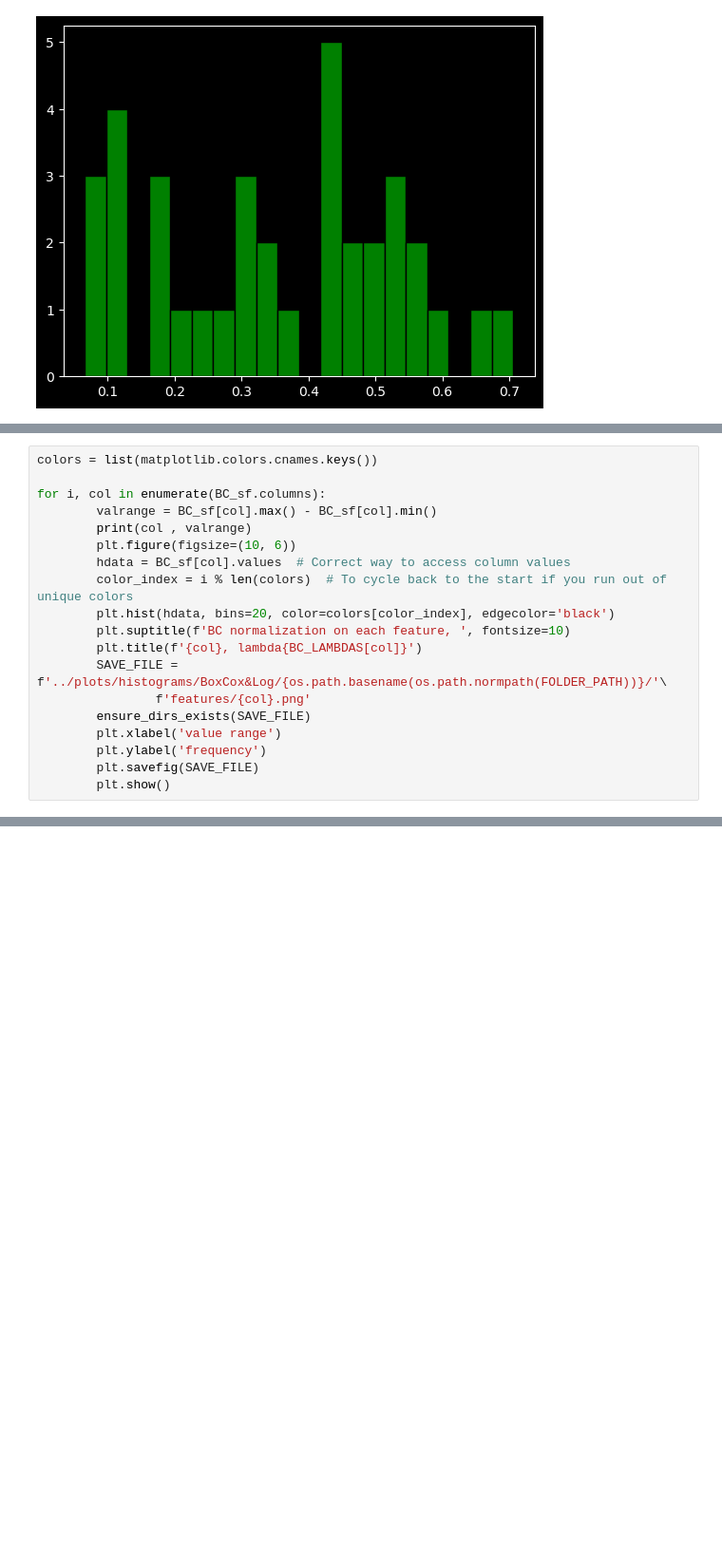
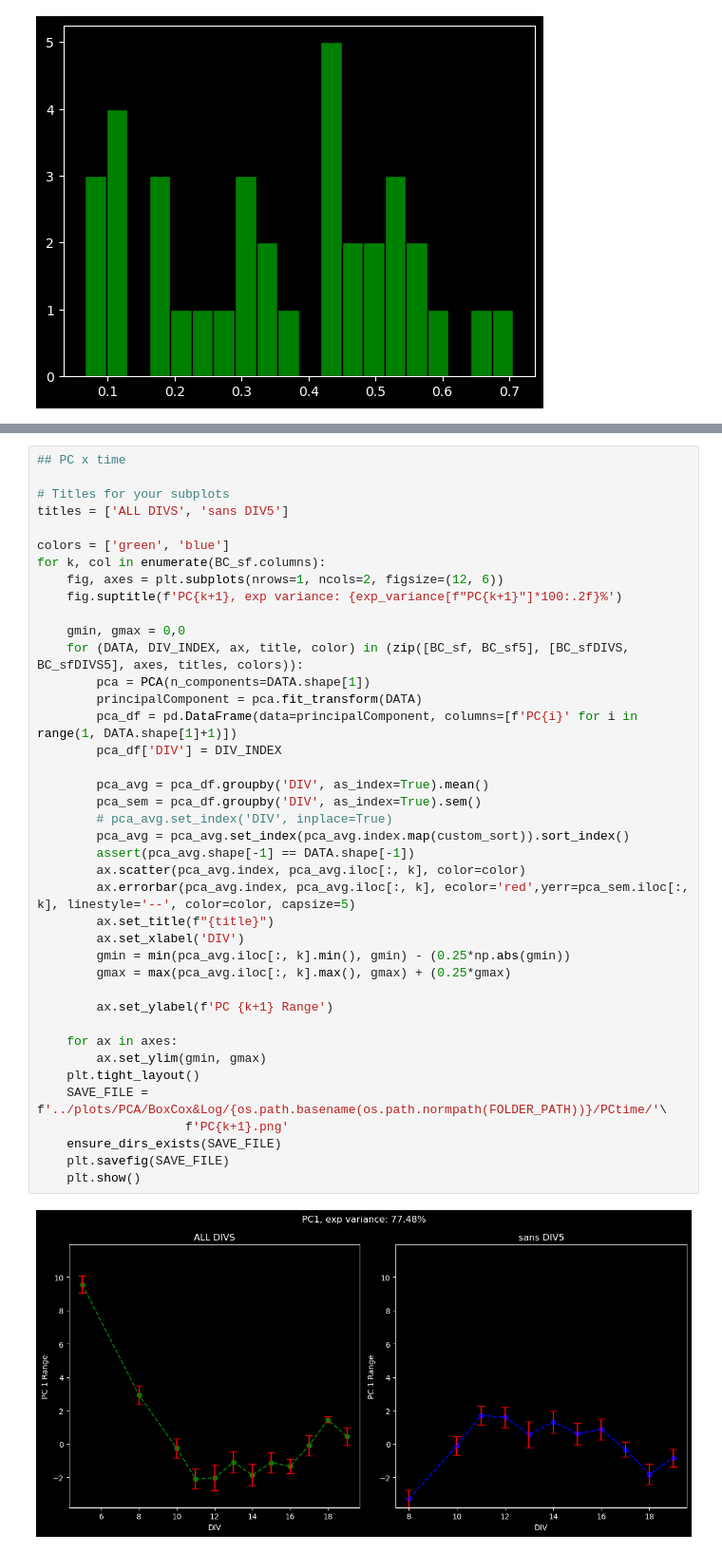
Before and after one commit to soderling-lab/MicroElectrodeArrayAnalysis, a Jupyter notebook: analysis/pca.ipynb, the cells around one changed output, grey strips where cells are left out. Shown at 95% size. Drawn from its saved outputs; the diff is of its cells as text; blank space fills up the shorter version.

```diff
--- a/analysis/pca.ipynb
+++ b/analysis/pca.ipynb
@@ -497,19 +648,0 @@ BC_LAMBDAS
-# %%
-colors = list(matplotlib.colors.cnames.keys())
-
-for i, col in enumerate(BC_sf.columns):
-        valrange = BC_sf[col].max() - BC_sf[col].min()
-        print(col , valrange)
-        plt.figure(figsize=(10, 6))
-        hdata = BC_sf[col].values  # Correct way to access column values
-        color_index = i % len(colors)  # To cycle back to the start if you run out of unique colors
-        plt.hist(hdata, bins=20, color=colors[color_index], edgecolor='black')
-        plt.suptitle(f'BC normalization on each feature, ', fontsize=10)
-        plt.title(f'{col}, lambda{BC_LAMBDAS[col]}')
-        SAVE_FILE = f'../plots/histograms/BoxCox&Log/{os.path.basename(os.path.normpath(FOLDER_PATH))}/'\
-                f'features/{col}.png'
-        ensure_dirs_exists(SAVE_FILE)
-        plt.xlabel('value range')
-        plt.ylabel('frequency')
-        plt.savefig(SAVE_FILE)
-        plt.show()
@@ -667,0 +703,42 @@ len(pca_avg)
+# %%
+## PC x time
+
+# Titles for your subplots
+titles = ['ALL DIVS', 'sans DIV5']
+
+colors = ['green', 'blue']
+for k, col in enumerate(BC_sf.columns):
+    fig, axes = plt.subplots(nrows=1, ncols=2, figsize=(12, 6))
+    fig.suptitle(f'PC{k+1}, exp variance: {exp_variance[f"PC{k+1}"]*100:.2f}%')
+
+    gmin, gmax = 0,0
+    for (DATA, DIV_INDEX, ax, title, color) in (zip([BC_sf, BC_sf5], [BC_sfDIVS, BC_sfDIVS5], axes, titles, colors)):
+        pca = PCA(n_components=DATA.shape[1])
+        principalComponent = pca.fit_transform(DATA)
+        pca_df = pd.DataFrame(data=principalComponent, columns=[f'PC{i}' for i in range(1, DATA.shape[1]+1)])
+        pca_df['DIV'] = DIV_INDEX
+
+        pca_avg = pca_df.groupby('DIV', as_index=True).mean()
+        pca_sem = pca_df.groupby('DIV', as_index=True).sem()
+        # pca_avg.set_index('DIV', inplace=True)
+        pca_avg = pca_avg.set_index(pca_avg.index.map(custom_sort)).sort_index()
+        assert(pca_avg.shape[-1] == DATA.shape[-1])
+        ax.scatter(pca_avg.index, pca_avg.iloc[:, k], color=color)
+        ax.errorbar(pca_avg.index, pca_avg.iloc[:, k], ecolor='red',yerr=pca_sem.iloc[:, k], linestyle='--', color=color, capsize=5)
+        ax.set_title(f"{title}")
+        ax.set_xlabel('DIV')
+        gmin = min(pca_avg.iloc[:, k].min(), gmin) - (0.25*np.abs(gmin))
+        gmax = max(pca_avg.iloc[:, k].max(), gmax) + (0.25*gmax)
+
+        ax.set_ylabel(f'PC {k+1} Range')
+
+    for ax in axes:
+        ax.set_ylim(gmin, gmax)
+    plt.tight_layout()
+    SAVE_FILE = f'../plots/PCA/BoxCox&Log/{os.path.basename(os.path.normpath(FOLDER_PATH))}/PCtime/'\
+                    f'PC{k+1}.png'
+    ensure_dirs_exists(SAVE_FILE)
+    plt.savefig(SAVE_FILE)
+    plt.show()
+# %% [output]
+[figure, added]
```
Also changed, not shown: parts of 39 cells of this notebook.
